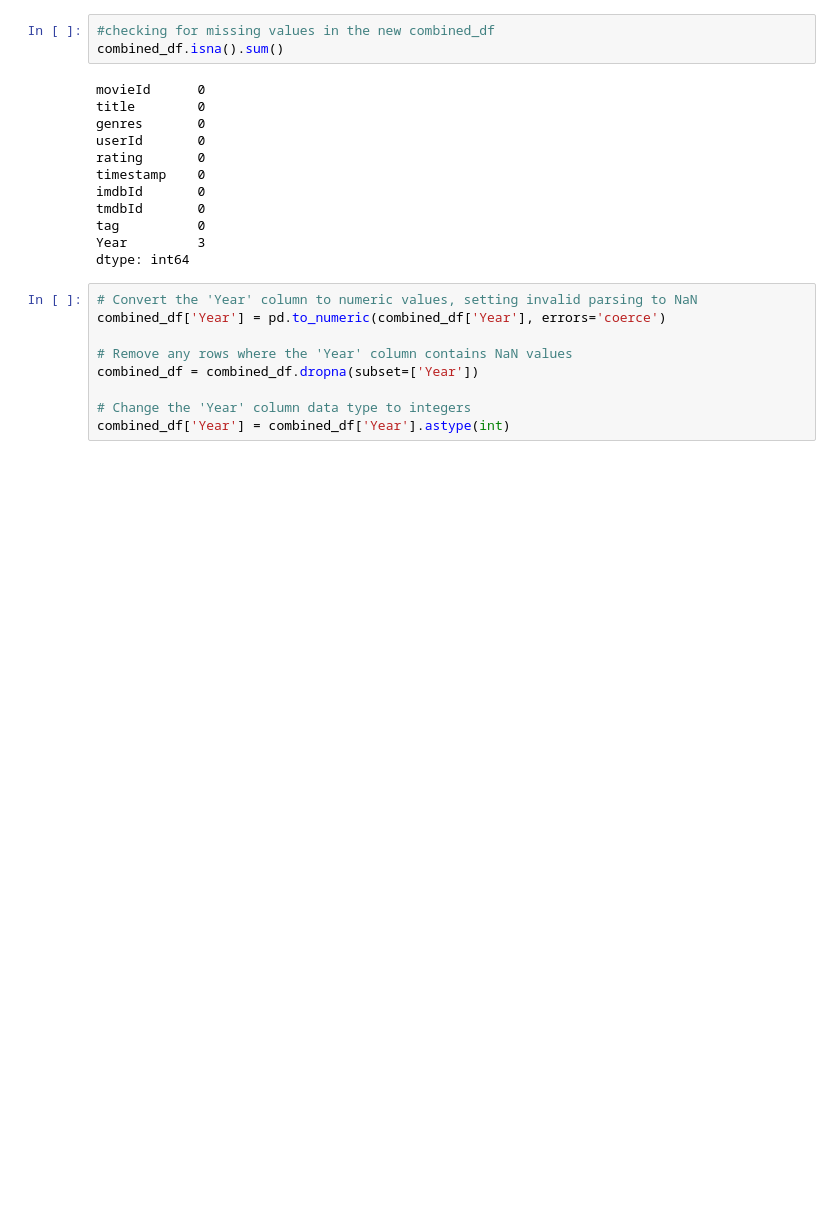
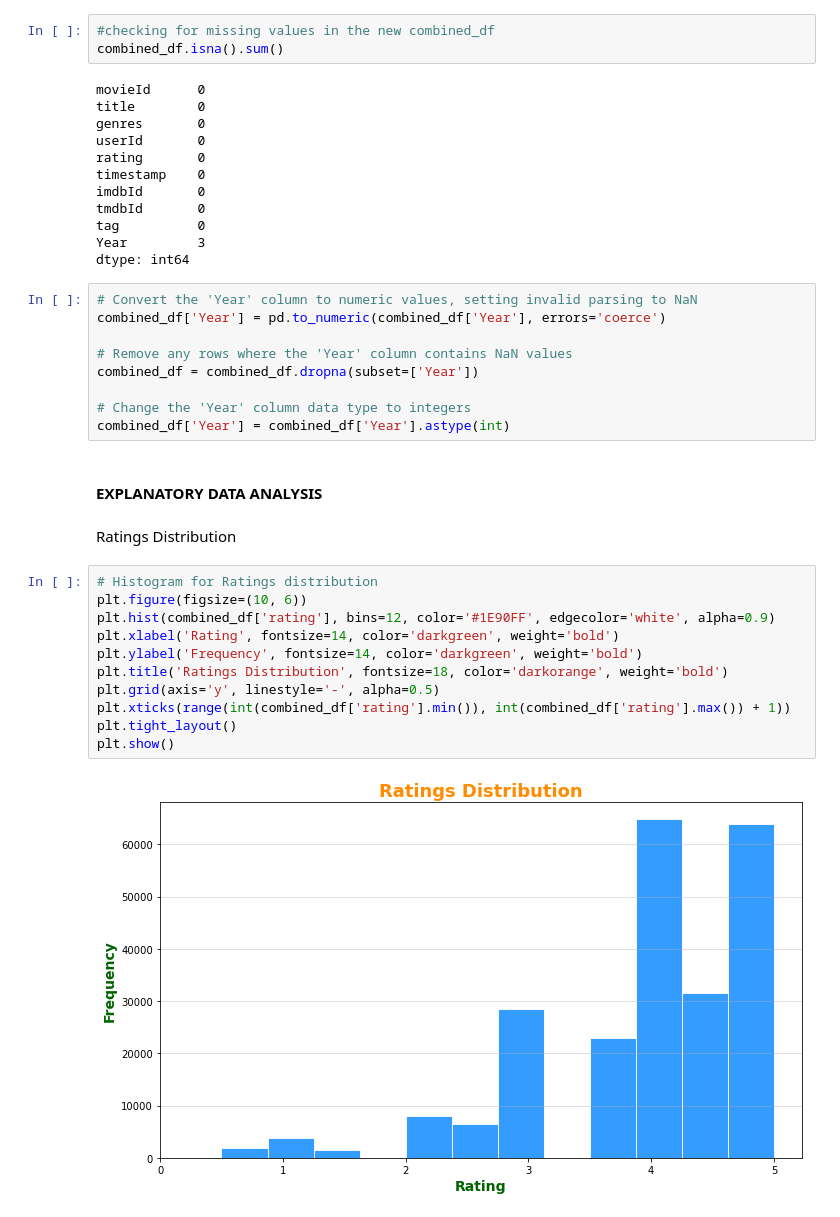
Before and after one commit to gtisnanga/PHASE-4-PRJOECT-MOVIE-RECOMMENDATIONS-GROUP-13, a Jupyter notebook: Angela.ipynb, the cells around one changed output. Drawn from its saved outputs; the diff is of its cells as text; blank space fills up the shorter version.

```diff
--- a/Angela.ipynb
+++ b/Angela.ipynb
@@ -416,3 +416,20 @@ combined_df = combined_df.dropna(subset=['Year'])
 
 # Change the 'Year' column data type to integers
 combined_df['Year'] = combined_df['Year'].astype(int)
+# %% [markdown]
+#### EXPLANATORY DATA ANALYSIS
+# %% [markdown]
+Ratings Distribution
+# %%
+# Histogram for Ratings distribution
+plt.figure(figsize=(10, 6))
+plt.hist(combined_df['rating'], bins=12, color='#1E90FF', edgecolor='white', alpha=0.9)
+plt.xlabel('Rating', fontsize=14, color='darkgreen', weight='bold')
+plt.ylabel('Frequency', fontsize=14, color='darkgreen', weight='bold')
+plt.title('Ratings Distribution', fontsize=18, color='darkorange', weight='bold')
+plt.grid(axis='y', linestyle='-', alpha=0.5)
+plt.xticks(range(int(combined_df['rating'].min()), int(combined_df['rating'].max()) + 1))
+plt.tight_layout()
+plt.show()
+# %% [output]
+[figure, added]
```
Also changed, not shown: parts of 4 cells of this notebook.
